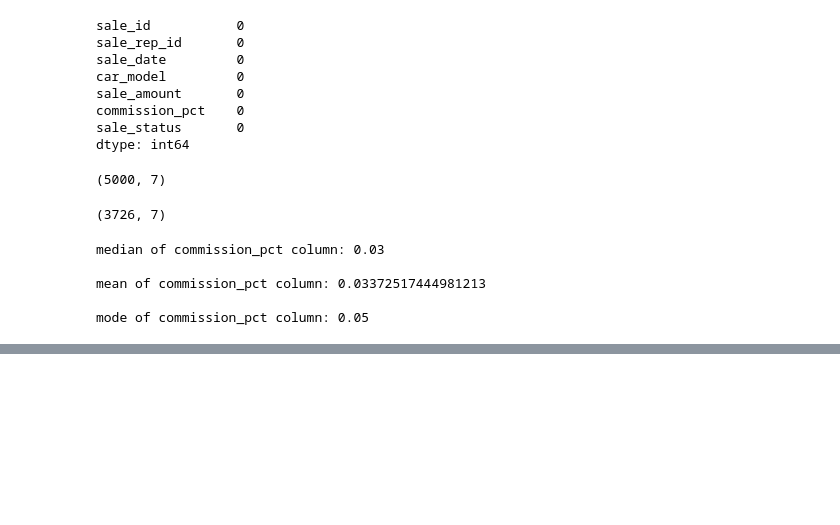
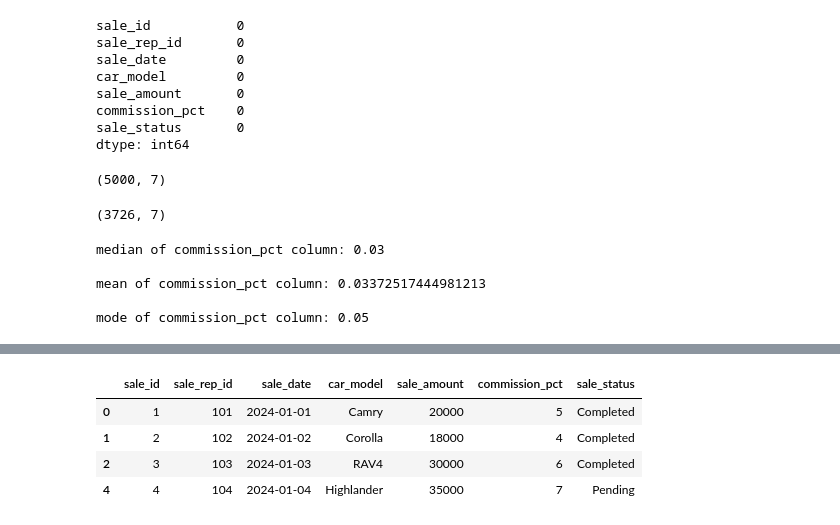
Before and after one commit to KhdaraBasha/Data-Engineer, a Jupyter notebook: Python/basics/python_exploring_toyota_sales_data.ipynb, the cells around one changed output, grey strips where cells are left out. Cells and saved outputs as stored; diff of their text form; code cells hidden in the pictures; blank space fills up the shorter version.

```diff
--- a/Python/basics/python_exploring_toyota_sales_data.ipynb
+++ b/Python/basics/python_exploring_toyota_sales_data.ipynb
@@ -468,0 +519,11 @@ print('median commission value:', median_commission)
+# %%
+# drop duplicate rows based on sale_id column
+df.drop_duplicates(subset=['sale_id'], keep='first', inplace=True)
+# %%
+df.head()
+# %% [output]
+|  | sale_id | sale_rep_id | sale_date | car_model | sale_amount | commission_pct | sale_status |
+| 0 | 1 | 101 | 2024-01-01 | Camry | 20000 | 5 | Completed |
+| 1 | 2 | 102 | 2024-01-02 | Corolla | 18000 | 4 | Completed |
+| 2 | 3 | 103 | 2024-01-03 | RAV4 | 30000 | 6 | Completed |
+| 4 | 4 | 104 | 2024-01-04 | Highlander | 35000 | 7 | Pending |
```
Also changed, not shown: parts of 27 cells of this notebook.
